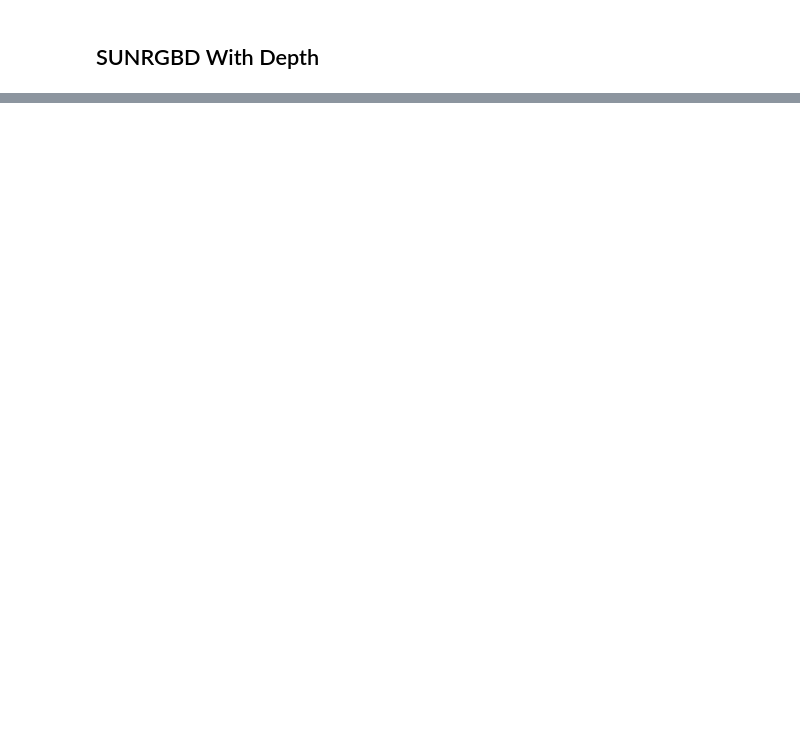
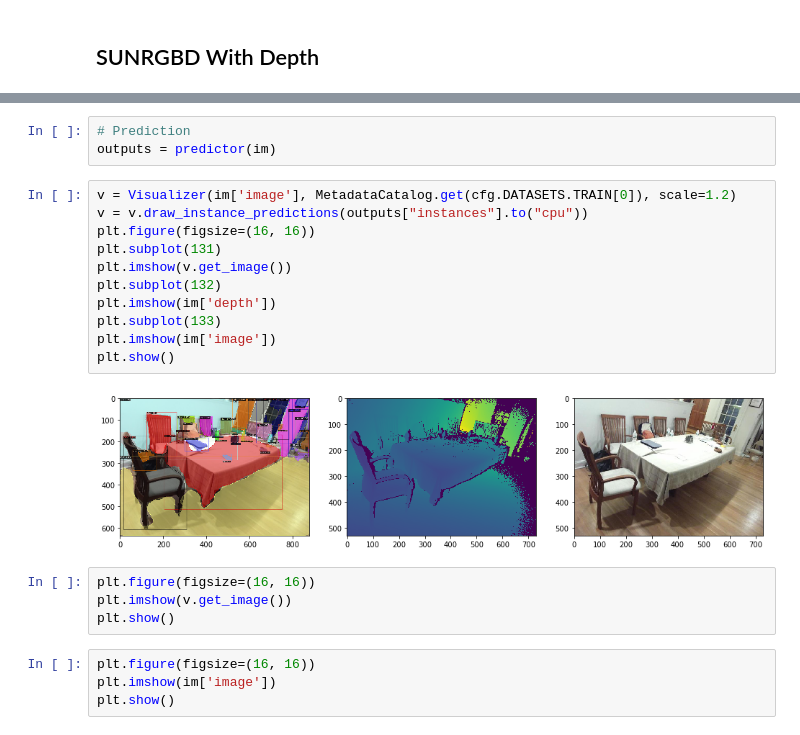
Before and after one commit to crmauceri/detectron2, a Jupyter notebook: SUNRGBD_experiments.ipynb, the cells around one changed output, grey strips where cells are left out. Drawn from its saved outputs; the diff is of its cells as text; blank space fills up the shorter version.

```diff
--- a/SUNRGBD_experiments.ipynb
+++ b/SUNRGBD_experiments.ipynb
@@ -156,0 +232,24 @@ RuntimeError: CUDA out of memory. Tried to allocate 254.00 MiB (GPU 0; 23.88 GiB
+# %%
+# Prediction
+outputs = predictor(im)
+# %%
+v = Visualizer(im['image'], MetadataCatalog.get(cfg.DATASETS.TRAIN[0]), scale=1.2)
+v = v.draw_instance_predictions(outputs["instances"].to("cpu"))
+plt.figure(figsize=(16, 16))
+plt.subplot(131)
+plt.imshow(v.get_image())
+plt.subplot(132)
+plt.imshow(im['depth'])
+plt.subplot(133)
+plt.imshow(im['image'])
+plt.show()
+# %% [output]
+[figure, added]
+# %%
+plt.figure(figsize=(16, 16))
+plt.imshow(v.get_image())
+plt.show()
+# %%
+plt.figure(figsize=(16, 16))
+plt.imshow(im['image'])
+plt.show()
```
Also changed, not shown: parts of 19 cells of this notebook, 1 other file.
